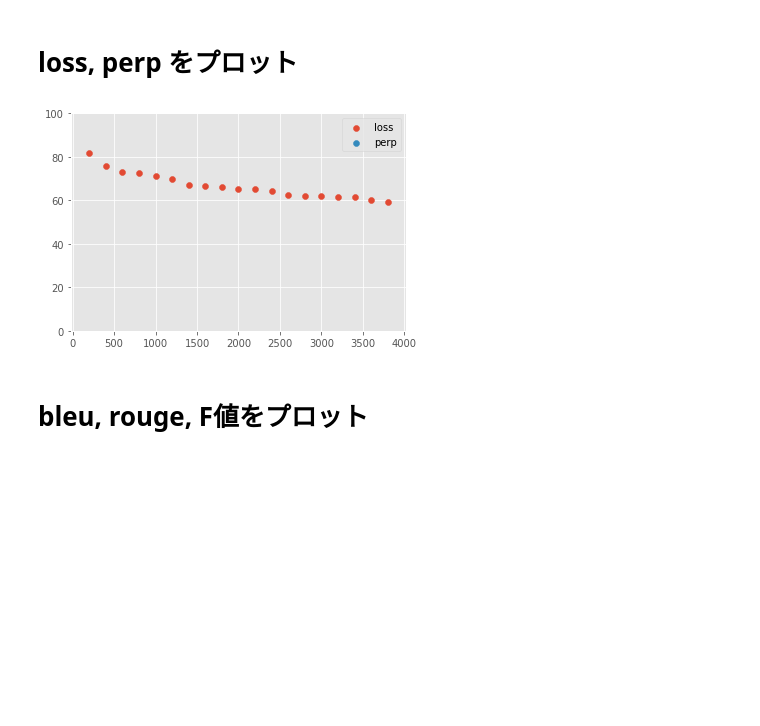
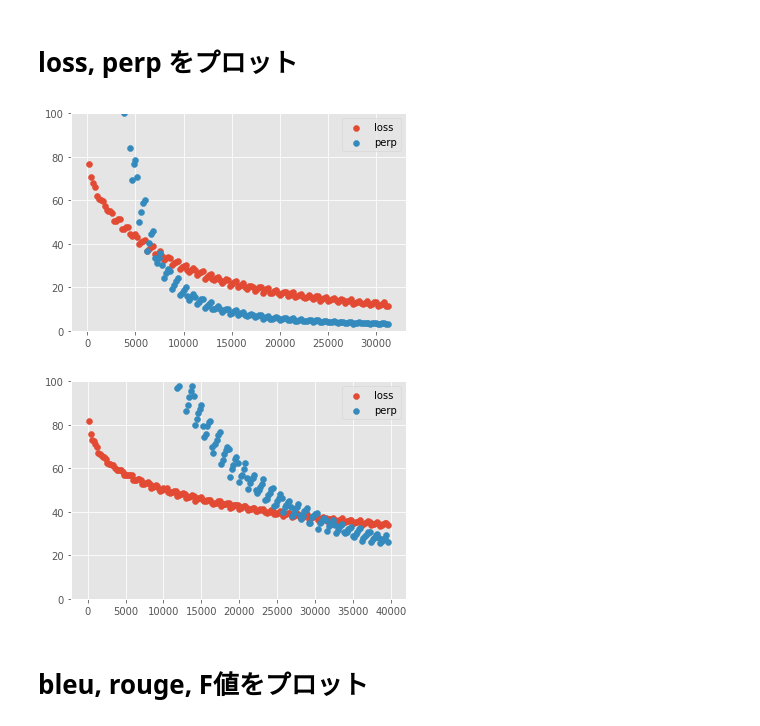
Before and after one commit to eggplant60/seq2seq_arXiv, a Jupyter notebook: Plot_graph.ipynb, the cells around one changed output. Cells and saved outputs as stored; diff of their text form; code cells hidden in the pictures; blank space fills up the shorter version.

```diff
--- a/Plot_graph.ipynb
+++ b/Plot_graph.ipynb
@@ -3,34 +3,34 @@
 # %%
 %matplotlib inline
 
 #coding: utf-8
 import matplotlib.pyplot as plt
 import numpy as np
 import os
 import json
 plt.style.use('ggplot')
 
 # グラフ
 def plot_loss_perp(result_dir = 'result/'):
     f = open(os.path.join(result_dir, 'log'), 'r')
     log = json.load(f)
 
     iter = [d["iteration"] for d in log]
     epoch = [d["epoch"] for d in log]
     loss = [d["main/loss"] for d in log]
     perp = [d["main/perp"] for d in log]
 
     plt.scatter(iter, loss, label="loss")
     plt.scatter(iter, perp, label="perp")
     plt.legend()
     plt.ylim([0, 100])
     plt.show()
 
-
-
 plot_loss_perp()
+plot_loss_perp(result_dir = 'result_ae_0120_4/')
 # %% [output]
-[figure, old version]
+[figure, new version]
+[figure, added]
 # %% [markdown]
 # bleu, rouge, F値をプロット
 # %%
```
Also changed, not shown: parts of 2 cells of this notebook, 3 other files.
